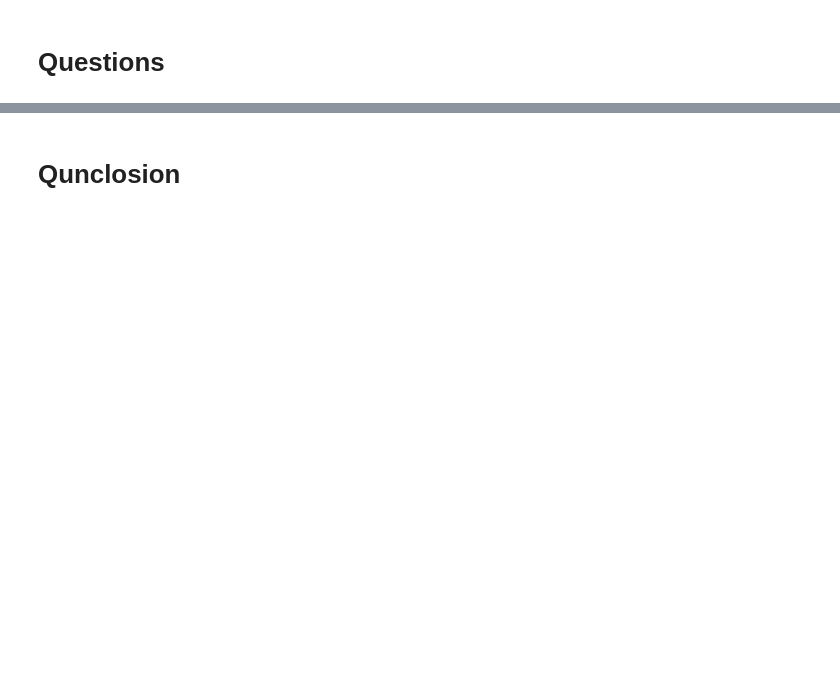
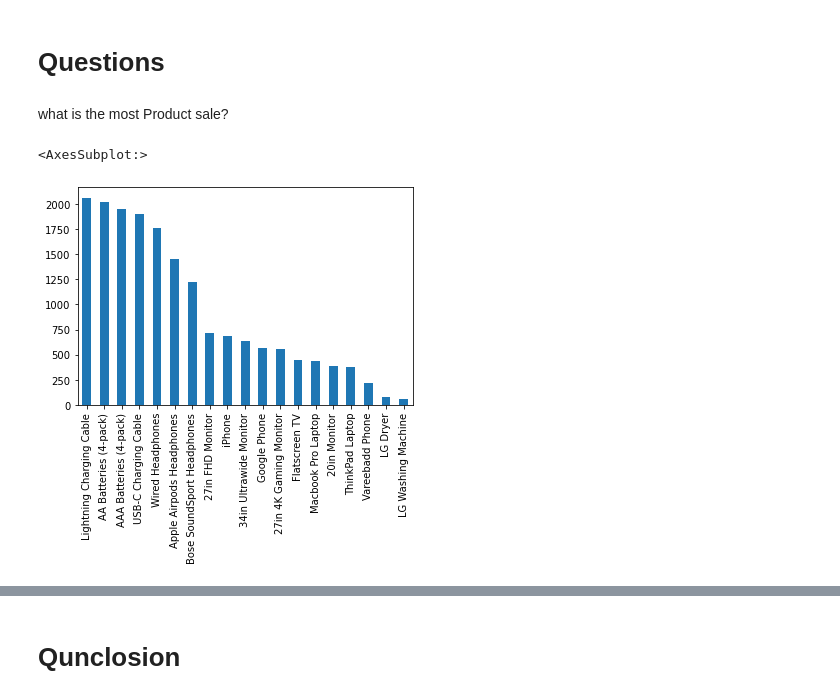
Before and after one commit to RazanAlzahrani1/EC_EDA, a Jupyter notebook: E company.ipynb, the cells around one changed output, grey strips where cells are left out. Saved outputs shown, nothing was run; the diff lists cells and outputs as text; code cells hidden in the pictures; blank space fills up the shorter version.

```diff
--- a/E company.ipynb
+++ b/E company.ipynb
@@ -223,2 +330,9 @@ dtype: int64
 # %% [markdown]
 # <a name=Questions>Questions</a>
+# %% [markdown]
+what is the most Product sale?
+# %%
+df['Product'].value_counts().plot(kind='bar')
+# %% [output]
+<AxesSubplot:>
+[figure, added]
```
Also changed, not shown: parts of 23 cells of this notebook.
